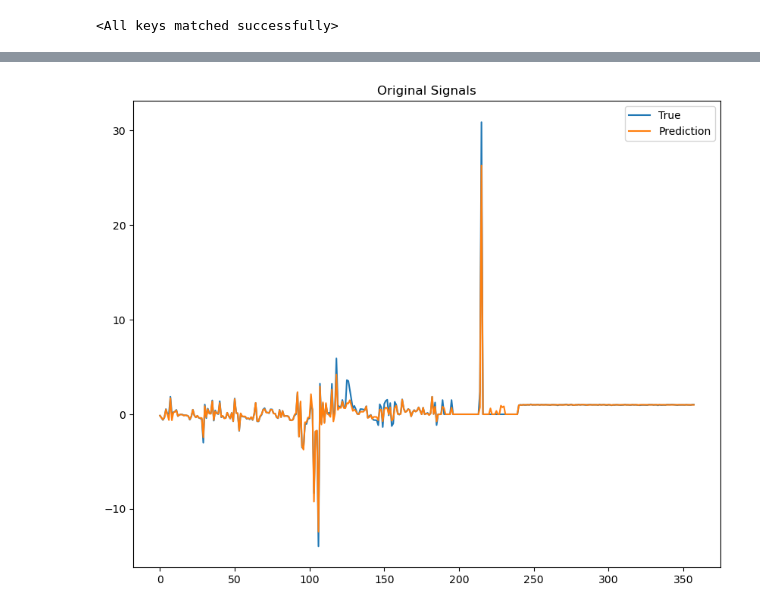
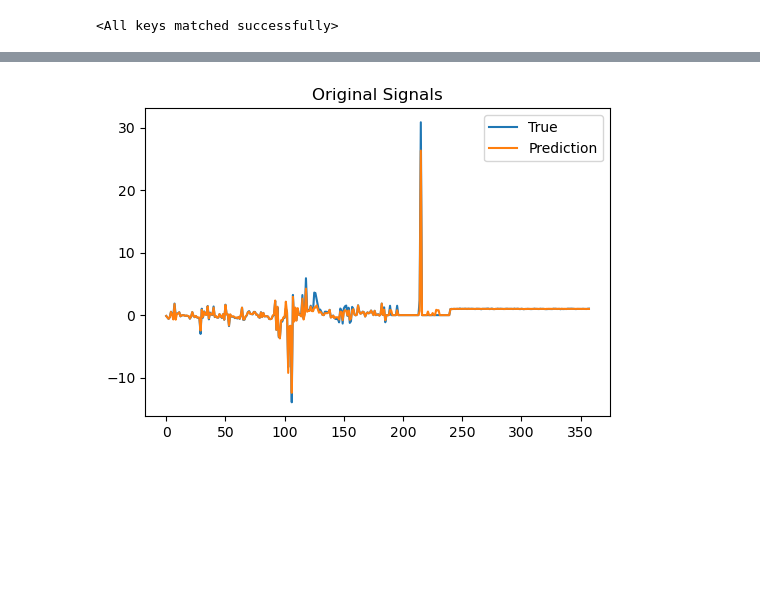
Before and after one commit to navidaftabi/rnn_paper, a Jupyter notebook: rnn_main.ipynb, the cells around one changed output, grey strips where cells are left out. Cells and saved outputs as stored; diff of their text form; code cells hidden in the pictures; blank space fills up the shorter version.

```diff
--- a/rnn_main.ipynb
+++ b/rnn_main.ipynb
@@ -73,7 +72,7 @@ data = loadmat(os.path.join(DATASET_PATH, data_filename))
 Z = torch.tensor(data['Z'], dtype=torch.float32).to(device)
 # %%
 vae = VAE(latent_dim).to(device)
-vae.load_state_dict(torch.load(os.path.join(CHECKPOINT_PATH, 'vae.pt')))
+vae.load_state_dict(torch.load(os.path.join(CHECKPOINT_PATH, 'vae_0%.pt')))
 # %% [output]
 <All keys matched successfully>
 # %%
@@ -97,5 +96,6 @@ trainer = RNNTrainer(input_dim=rnn_window * latent_dim,
                      lr=lr,
                      lr_scheduler=scheduler,
                      es_patience=es_patience,
-                     seed=13)
+                     checkpoint_name='rnn_0%.pt',
+                     seed=seed)
 # %% [output]
@@ -161,12 +161,12 @@ rnn.eval()
 zz = rnn(zz0)
 s_rec = vae.decoder(zz)
 # %%
-fig, axs = plt.subplots(figsize=(10,8))
+fig, axs = plt.subplots(figsize=(6,4))
 axs.plot(np.transpose(Z.cpu().detach().numpy()[-1,:]), label='True')
-axs.plot(np.transpose(s_rec[0,:].cpu().detach().numpy()), label='Prediction')
+axs.plot(np.transpose(s_rec[1,:].cpu().detach().numpy()), label='Prediction')
 axs.set_title('Original Signals')
 plt.legend()
 plt.show()
 # %% [output]
-[figure, old version]
+[figure, new version]
 # %%
```
Also changed, not shown: parts of 7 cells of this notebook, 17 other files.
